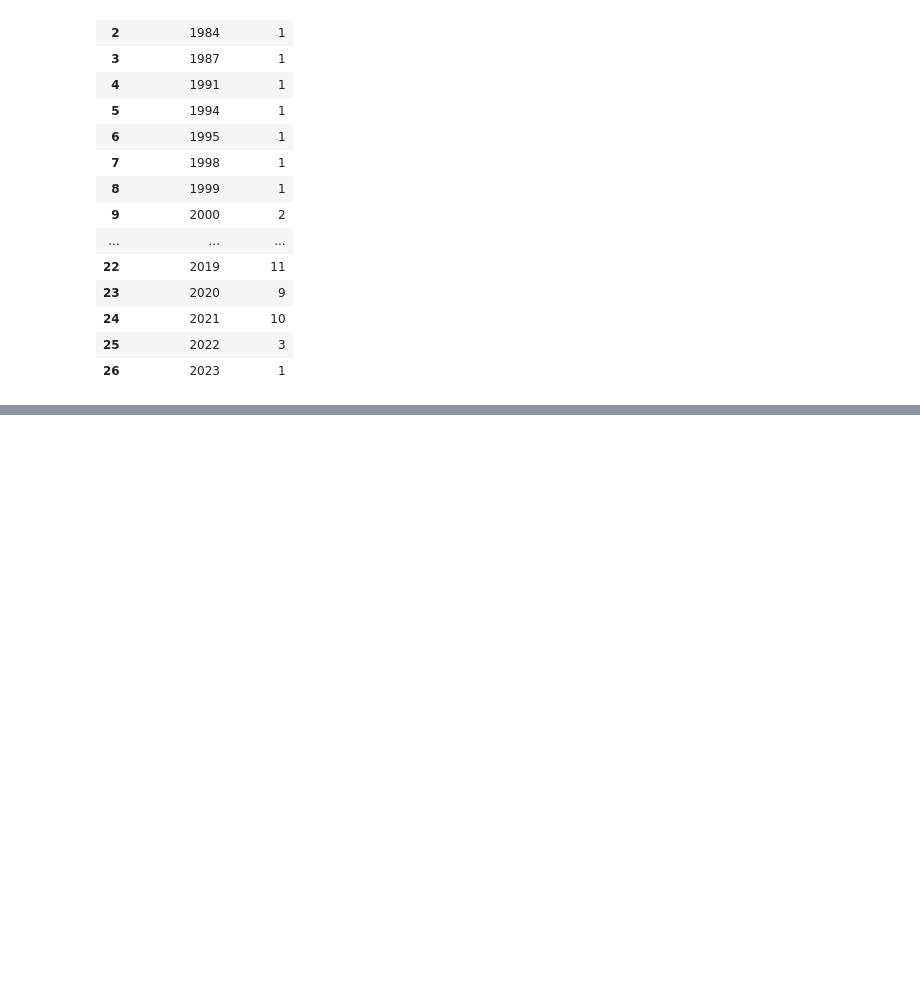
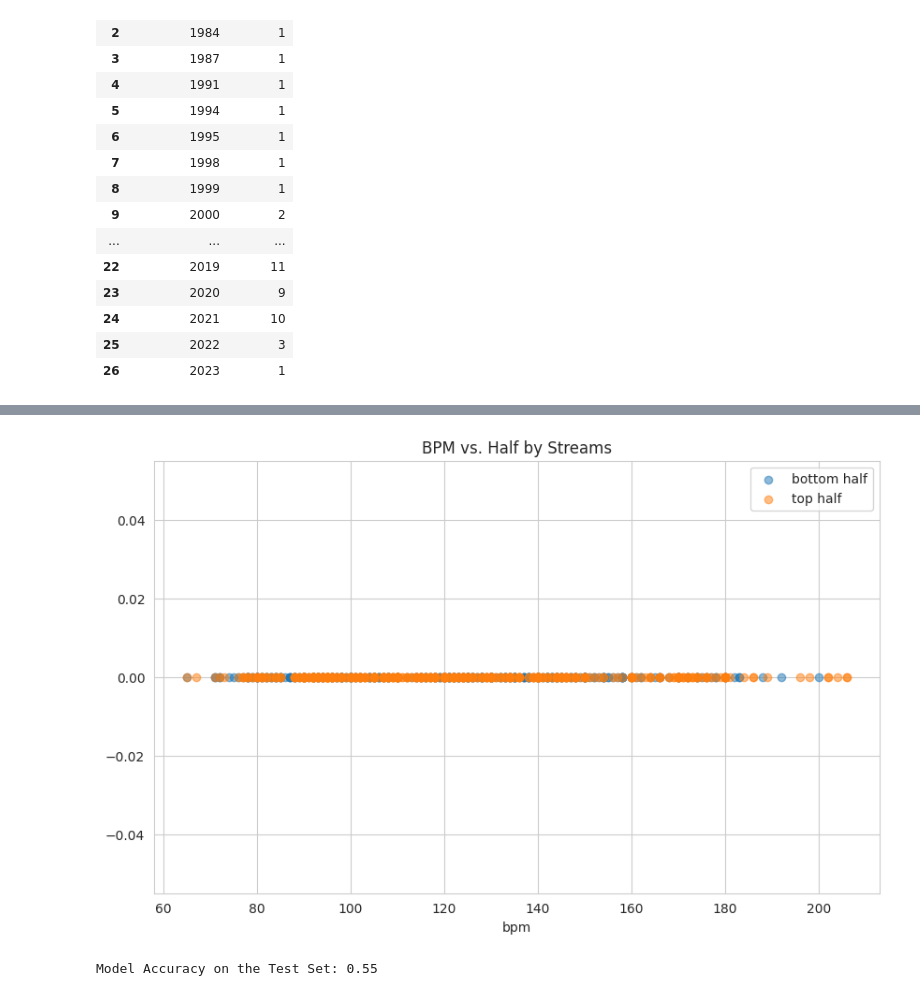
Before and after one commit to jp121412/Spotify_TCS, a Jupyter notebook: spotify.ipynb, the cells around one changed output, grey strips where cells are left out. Cells and saved outputs as stored; diff of their text form; code cells hidden in the pictures; blank space fills up the shorter version.

```diff
--- a/spotify.ipynb
+++ b/spotify.ipynb
@@ -644,0 +711,36 @@ plt.show()
+# %%
+fig, ax = plt.subplots(figsize=(10,6))
+
+# This plotting code is for a 2D decision boundary, which is not applicable for a model trained with only one feature.
+# A better approach would be to evaluate the model's performance (e.g., accuracy).
+# For now, I will just correct the DataFrame name.
+# xx, yy = np.meshgrid(np.arange(df['key'].min() - 1, df['key'].max() + 1, 0.1),
+#                      np.arange(df['bpm'].min() - 0.1, df['bpm'].max() + 0.1, 0.1))
+# z = model.predict(np.c_[xx.ravel(), yy.ravel()])
+# z = z.reshape(xx.shape)
+
+# ax.pcolormesh(xx, yy, z, alpha=0.1)
+
+# Keeping the scatter plot part, but note it does not show the decision boundary for the 1D model
+for label, data in df.groupby('half'):
+  ax.scatter(data["bpm"], [0] * len(data), label=label, alpha=0.5) # Plotting on a single axis
+
+ax.set_title("BPM vs. Half by Streams")
+ax.set_xlabel("bpm")
+ax.set_ylabel("") # No meaningful y-axis in this 1D representation
+ax.legend()
+plt.show()
+# %% [output]
+[figure, added]
+# %%
+from sklearn.metrics import accuracy_score
+
+# Predict on the test set
+y_pred = model.predict(X_test)
+
+# Calculate accuracy
+accuracy = accuracy_score(y_test, y_pred)
+
+print(f"Model Accuracy on the Test Set: {accuracy:.2f}")
+# %% [output]
+Model Accuracy on the Test Set: 0.55
```
Also changed, not shown: parts of 19 cells of this notebook.
